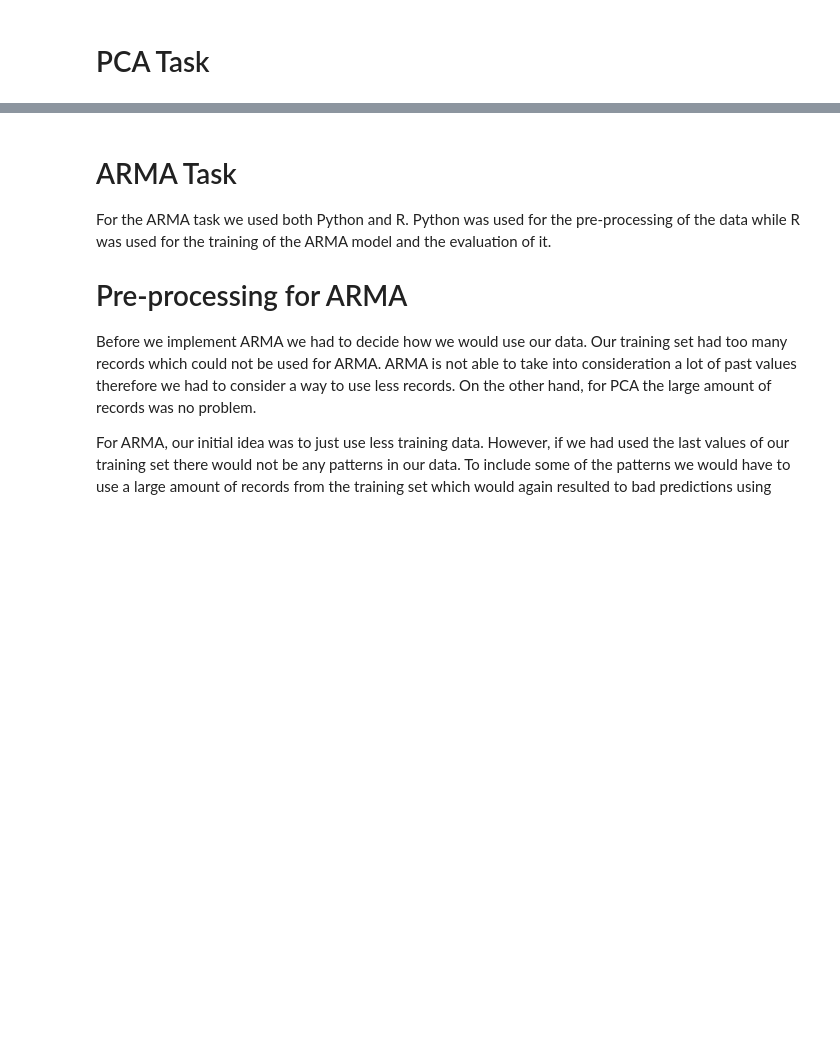
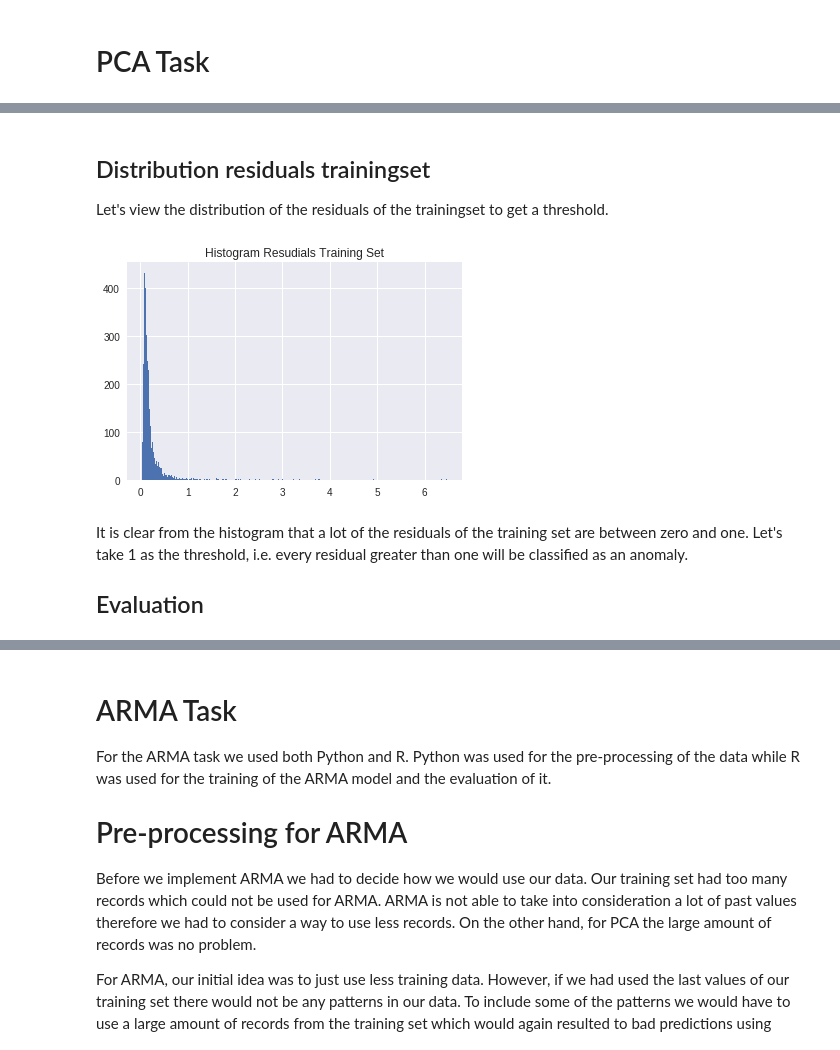
Before and after one commit to ajayaadhikari/Cyber-Data-Analytics, a Jupyter notebook: Assignment_2/CDA-Report.ipynb, the cells around one changed output, grey strips where cells are left out. Drawn from its saved outputs; the diff is of its cells as text; code cells hidden in the pictures; blank space fills up the shorter version.

```diff
--- a/Assignment_2/CDA-Report.ipynb
+++ b/Assignment_2/CDA-Report.ipynb
@@ -200,0 +316,13 @@ Last record of the testing set:  2/1/2016 2:59:59 PM
+# %% [markdown]
+## Distribution residuals trainingset
+Let's view the distribution of the residuals of the trainingset to get a threshold.
+# %%
+plt.hist(training_residuals, bins='auto')
+plt.title("Histogram Resudials Training Set")
+plt.show()
+# %% [output]
+[figure, added]
+# %% [markdown]
+It is clear from the histogram that a lot of the residuals of the training set are between zero and one. Let's take 1 as the threshold, i.e. every residual greater than one will be classified as an anomaly.
+
+## Evaluation
```
Also changed, not shown: parts of 22 cells of this notebook.
